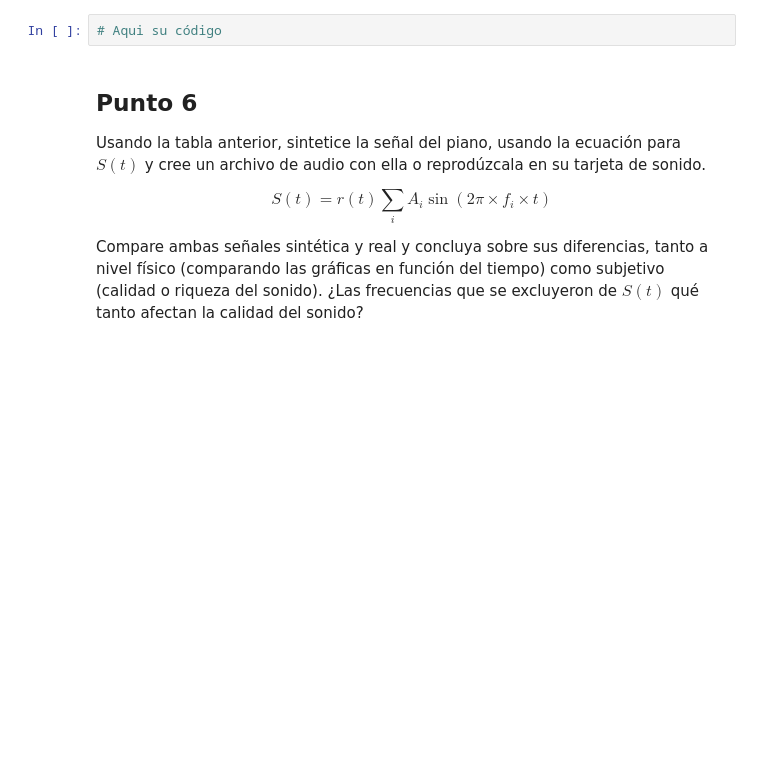
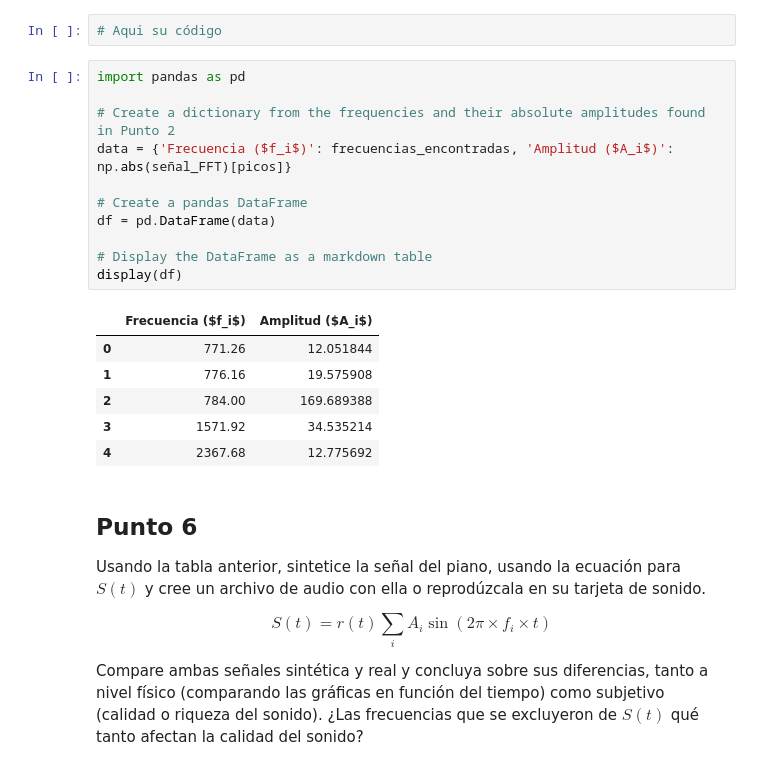
Before and after one commit to davidROudea03/Experimental3, a Jupyter notebook: t_Fourier1/notebooks/tasks/Tarea_1_Aplicaciones_de_la_transformada_de_Fourier.ipynb, the cells around one changed output. Cells and saved outputs as stored; diff of their text form; blank space fills up the shorter version.

```diff
--- a/t_Fourier1/notebooks/tasks/Tarea_1_Aplicaciones_de_la_transformada_de_Fourier.ipynb
+++ b/t_Fourier1/notebooks/tasks/Tarea_1_Aplicaciones_de_la_transformada_de_Fourier.ipynb
@@ -123,6 +186,24 @@ Con base en los resultados del punto 2), construya la siguiente tabla:
 |Valor 1|Valor 2|
 # %%
 # Aqui su código
+# %%
+import pandas as pd
+
+# Create a dictionary from the frequencies and their absolute amplitudes found in Punto 2
+data = {'Frecuencia ($f_i$)': frecuencias_encontradas, 'Amplitud ($A_i$)': np.abs(señal_FFT)[picos]}
+
+# Create a pandas DataFrame
+df = pd.DataFrame(data)
+
+# Display the DataFrame as a markdown table
+display(df)
+# %% [output]
+|  | Frecuencia ($f_i$) | Amplitud ($A_i$) |
+| 0 | 771.26 | 12.051844 |
+| 1 | 776.16 | 19.575908 |
+| 2 | 784.00 | 169.689388 |
+| 3 | 1571.92 | 34.535214 |
+| 4 | 2367.68 | 12.775692 |
 # %% [markdown]
 ## Punto 6
 Usando la tabla anterior, sintetice la señal del piano, usando la ecuación para $S(t)$ y cree un archivo de audio con ella o reprodúzcala en su tarjeta de sonido.
```
Also changed, not shown: parts of 12 cells of this notebook, 36 other files.
